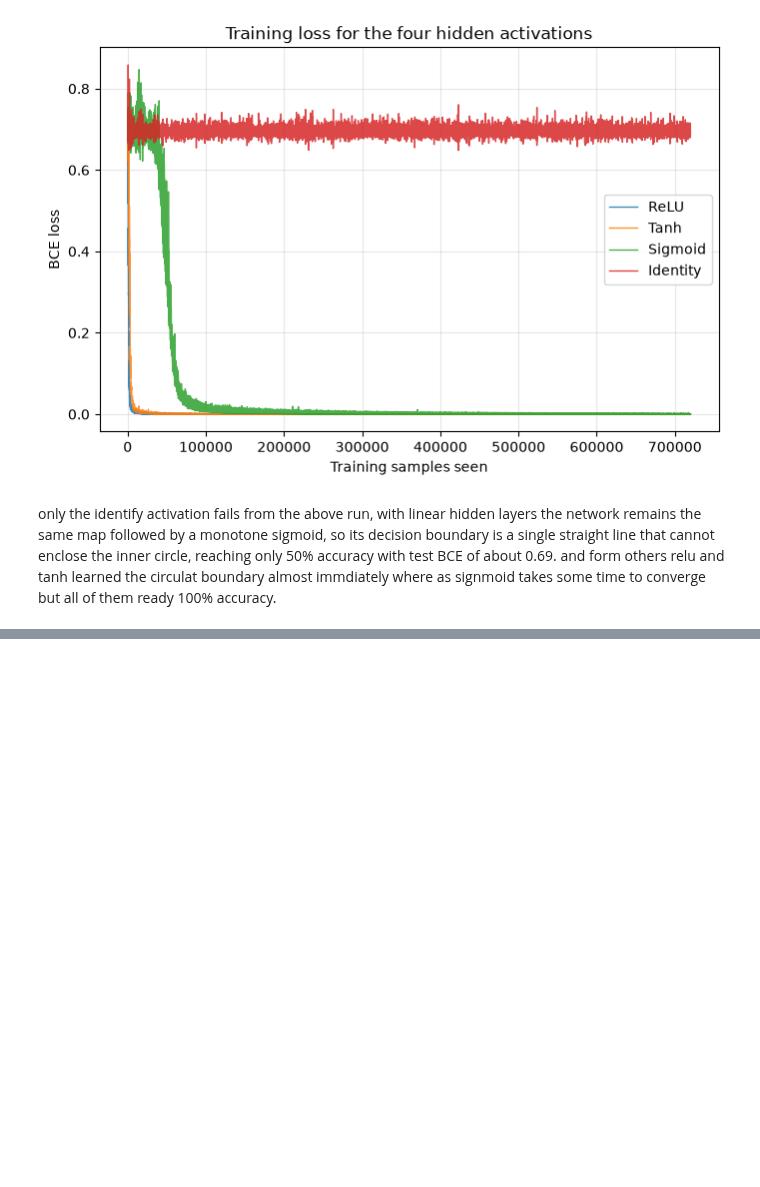
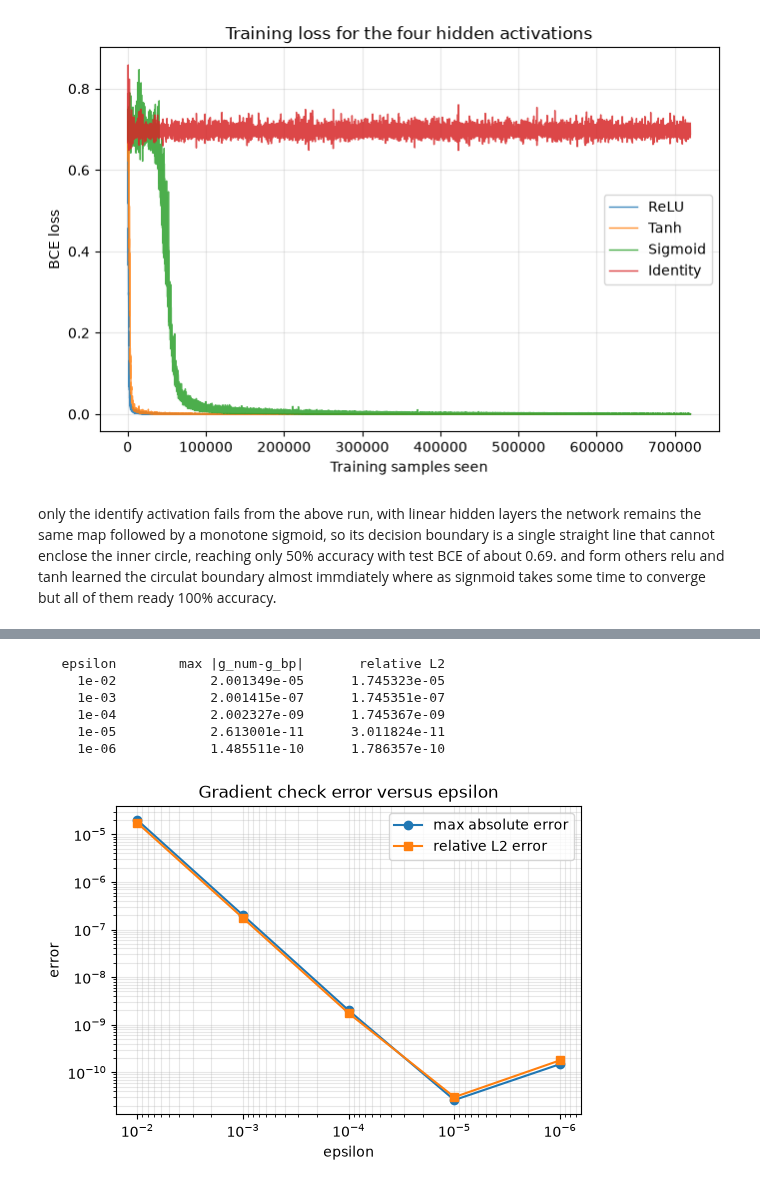
Before and after one commit to suryamanoj4/SMAI-A4, a Jupyter notebook: mlp.ipynb, the cells around one changed output, grey strips where cells are left out. Drawn from its saved outputs; the diff is of its cells as text; code cells hidden in the pictures; blank space fills up the shorter version.

```diff
--- a/mlp.ipynb
+++ b/mlp.ipynb
@@ -931,0 +993,45 @@ only the identify activation fails from the above run, with linear hidden layers
+# %%
+#check the above gradients and print the table
+
+g_bp = backprop_gradient(check_model, X_check, y_check)
+eps_values = [1e-2,1e-3,1e-4,1e-5,1e-6]
+print(f"{'epsilon':>10}{'max |g_num-g_bp|':>24}{'relative L2':>18}")
+
+for eps in eps_values:
+    g_num = numerical_gradient(check_model,X_check,y_check,eps)
+    max_abs_err = np.max(np.abs(g_num-g_bp))
+    rel_12_err=np.linalg.norm(g_num-g_bp)/max(1e-12,np.linalg.norm(g_num)+np.linalg.norm(g_bp))
+    print(f"{eps:10.0e}{max_abs_err:24.6e}{rel_12_err:18.6e}")
+# %% [output]
+   epsilon        max |g_num-g_bp|       relative L2
+     1e-02            2.001349e-05      1.745323e-05
+     1e-03            2.001415e-07      1.745351e-07
+     1e-04            2.002327e-09      1.745367e-09
+     1e-05            2.613001e-11      3.011824e-11
+     1e-06            1.485511e-10      1.786357e-10
+# %%
+from matplotlib import pyplot as plt
+
+fig, ax = plt.subplots(figsize=(6, 4))
+eps_plot = [row[0] for row in rows] if "rows" in globals() else eps_values
+abs_errors = []
+rel_errors = []
+for eps in eps_values:
+    g_num = numerical_gradient(check_model, X_check, y_check, eps)
+    abs_errors.append(np.max(np.abs(g_num - g_bp)))
+    rel_errors.append(
+        np.linalg.norm(g_num - g_bp)
+        / max(1e-12, np.linalg.norm(g_num) + np.linalg.norm(g_bp))
+    )
+
+ax.loglog(eps_values, abs_errors, marker="o", label="max absolute error")
+ax.loglog(eps_values, rel_errors, marker="s", label="relative L2 error")
+ax.invert_xaxis()
+ax.set_xlabel("epsilon")
+ax.set_ylabel("error")
+ax.set_title("Gradient check error versus epsilon")
+ax.legend()
+ax.grid(True, which="both", alpha=0.3)
+plt.show()
+# %% [output]
+[figure, added]
```
Also changed, not shown: parts of 26 cells of this notebook.
